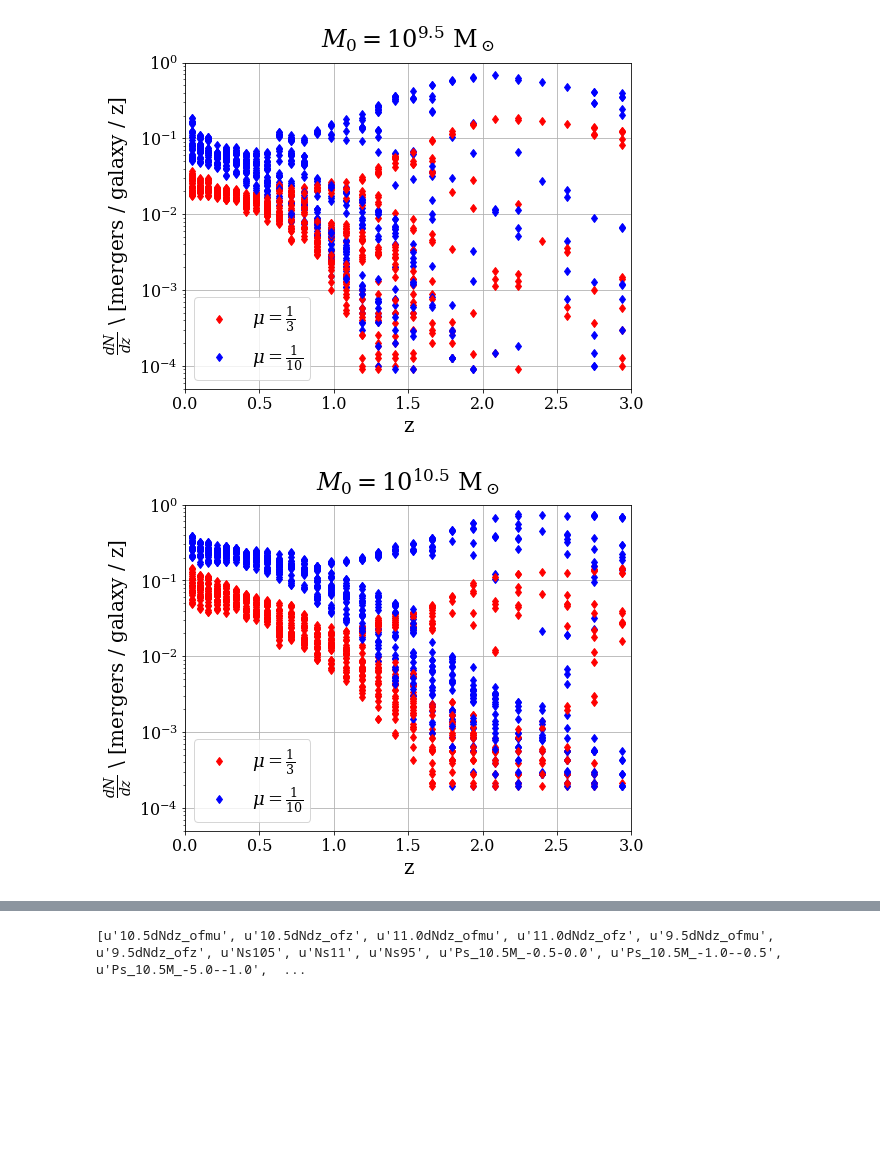
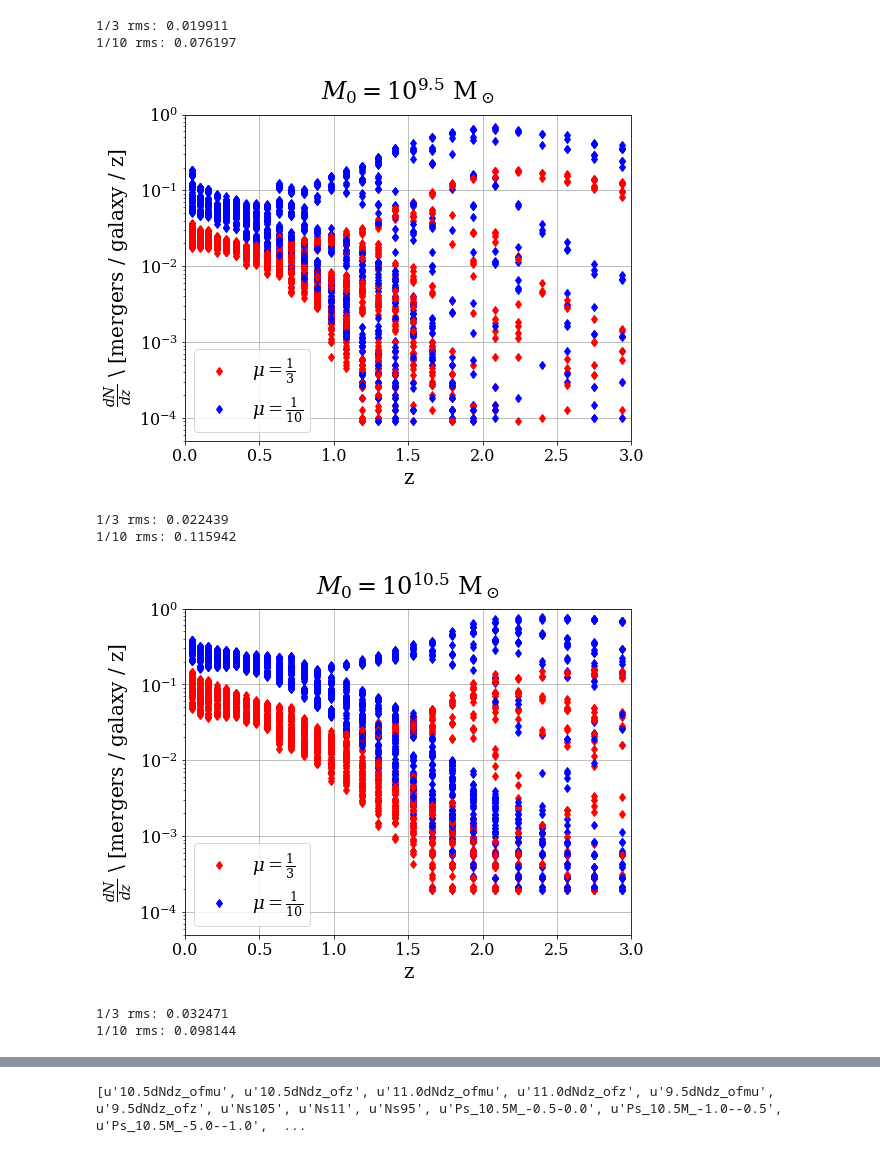
Before and after one commit to patricks1/mergers, a Jupyter notebook: presentation_plots.ipynb, the cells around one changed output, grey strips where cells are left out. Saved outputs shown, nothing was run; the diff lists cells and outputs as text; code cells hidden in the pictures; blank space fills up the shorter version.

```diff
--- a/presentation_plots.ipynb
+++ b/presentation_plots.ipynb
@@ -29,7 +106,8 @@ tpm0.merg_tree()
 # %%
-#fname='/home/users/staudt/projects/mergers/dat/simruns/simdat_0.2.h5'
-fname='/home/patrick/simdat_0.2.h5'
-fname4='/home/patrick/simdat_0.4.h5'
+fname='/home/users/staudt/projects/mergers/dat/simruns/simdat_0.2.h5'
+fname4='/home/users/staudt/projects/mergers/dat/simruns/simdat_0.4.h5'
+#fname='/home/patrick/simdat_0.2.h5'
+#fname4='/home/patrick/simdat_0.4.h5'
 # %%
 with h5py.File(fname,'r') as f:
     key='quench_dat'
@@ -42,14 +120,18 @@ Nruns=qdat.shape[0]
 for irun in xrange(Nruns):
     if irun==0:
         ax.plot(10.**qdat[irun][0][0][:-1],qdat[irun][0][1][:-1],'r',
-                alpha=0.3,label='$\mu=\\frac{1}{3}$',lw=2.5)
+                alpha=0.2,label='$\mu=\\frac{1}{3}$',lw=2.5)
         ax.plot(10.**qdat[irun][1][0][:-1],qdat[irun][1][1][:-1],'b',
-                alpha=0.3,label='$\mu=\\frac{1}{10}$',lw=2.5)
+                alpha=0.2,label='$\mu=\\frac{1}{10}$',lw=2.5)
     else:
         ax.plot(10.**qdat[irun][0][0][:-1],qdat[irun][0][1][:-1],'r',
-                alpha=0.3,lw=2.5)
+                alpha=0.2,lw=2.5)
         ax.plot(10.**qdat[irun][1][0][:-1],qdat[irun][1][1][:-1],'b',
-                alpha=0.3,lw=2.5)
+                alpha=0.2,lw=2.5)
+#frac_0_3=merg_rates.quench_frac_ft(tpm0,np.log10(1./3.))
+#frac_0_10=merg_rates.quench_frac_ft(tpm0,np.log10(1./10.))
+#ax.plot(10.**frac_0_3[0],frac_0_3[1],'darkred',lw=2.5)
+#ax.plot(10.**frac_0_10[0],frac_0_10[1],'midnightblue',lw=2.5)
 ax.set_xlabel('log $\mu=\log\ m/$M$_\odot$')
 ax.set_xscale('log')
 ax.set_ylabel('fraction of galaxies')
@@ -60,6 +142,7 @@ ax.set_ylim(0,1)
 #ax.set_ylim(1e-2,1)
 #ax.set_yscale('log')
 ax.legend()
+
 plt.show()
 
 print Nruns
@@ -99,29 +207,61 @@ print Nruns
 # %%
 with h5py.File(fname,'r') as f:
     M0s=[9.5,10.5,11.]
     for M0 in M0s:
+        #noscat3=merg_rates.dNdx_ofz(tpm0,M0,np.log10(1./3.),'cengal')
+        #noscat10=merg_rates.dNdx_ofz(tpm0,M0,np.log10(1./10.),'cengal')
         key='{0:0.1f}dNdz_ofz'.format(M0)
         dat=(f[key]).value
         Nruns=dat.shape[0]
 
         fig=plt.figure(figsize=(8,6))
         ax=fig.add_subplot(111)
 
         for irun in range(Nruns):
             if irun==0:
                 ax.plot(dat[irun][0][0],dat[irun][0][1],'rd',label='$\mu=\\frac{1}{3}$')
                 ax.plot(dat[irun][1][0],dat[irun][1][1],'bd',label='$\mu=\\frac{1}{10}$')
             else:
                 ax.plot(dat[irun][0][0],dat[irun][0][1],'rd')
                 ax.plot(dat[irun][1][0],dat[irun][1][1],'bd')
+
+        #rms############
+        mean=np.mean([dat[i][0][1] for i in range(dat.shape[0])],axis=0)
+        sqdevs=[]
+        for i in range(dat.shape[0]):
+            sqdevs_add=list((dat[i][0][1]-mean)**2.)
+            sqdevs+=sqdevs_add
+        sqdevs=np.array(sqdevs)
+        rms=np.sqrt(np.mean(sqdevs))
+        print'1/3 rms: %f'%rms
+        ####################
+
+        #rms############
+        mean=np.mean([dat[i][1][1] for i in range(dat.shape[0])],axis=0)
+        sqdevs=[]
+        for i in range(dat.shape[0]):
+            sqdevs_add=list((dat[i][1][1]-mean)**2.)
+            sqdevs+=sqdevs_add
+        sqdevs=np.array(sqdevs)
+        rms=np.sqrt(np.mean(sqdevs))
+        print'1/10 rms: %f'%rms
+        ####################
+
+
         ax.set_yscale('log')
         ax.set_xlim(0,3)
         ax.set_ylim(5e-5,1)
         ax.set_xlabel('z')
         ax.set_ylabel('$\\frac{dN}{dz}$ \ [mergers / galaxy / z]')
         ax.set_title('$M_0=10^{{{0:0.1f}}}$ M$_\odot$'.format(M0))
         ax.legend()
         plt.show()
 # %% [output]
+1/3 rms: 0.019911
+1/10 rms: 0.076197
-[figure, old version]
+[figure, new version]
+1/3 rms: 0.022439
+1/10 rms: 0.115942
-[figure, old version]
+[figure, new version]
+1/3 rms: 0.032471
+1/10 rms: 0.098144
```
Also changed, not shown: parts of 20 cells of this notebook, 2 other files.
